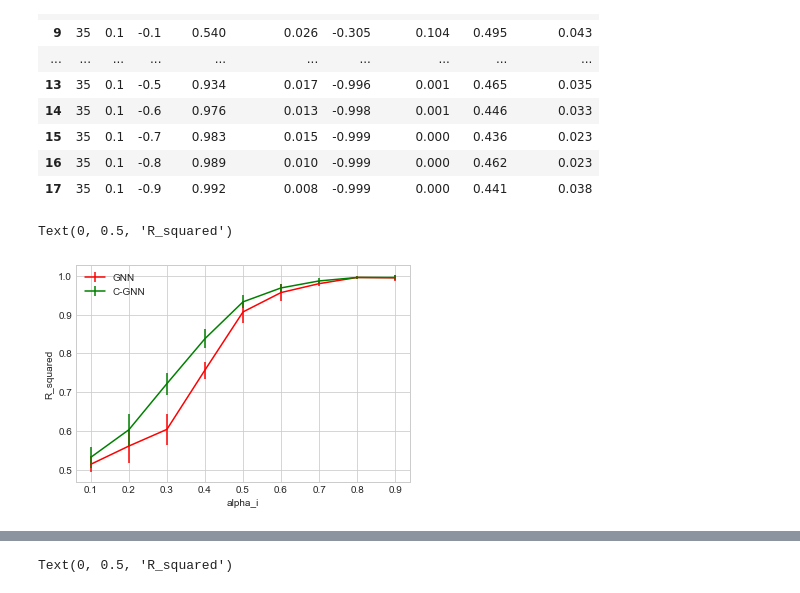
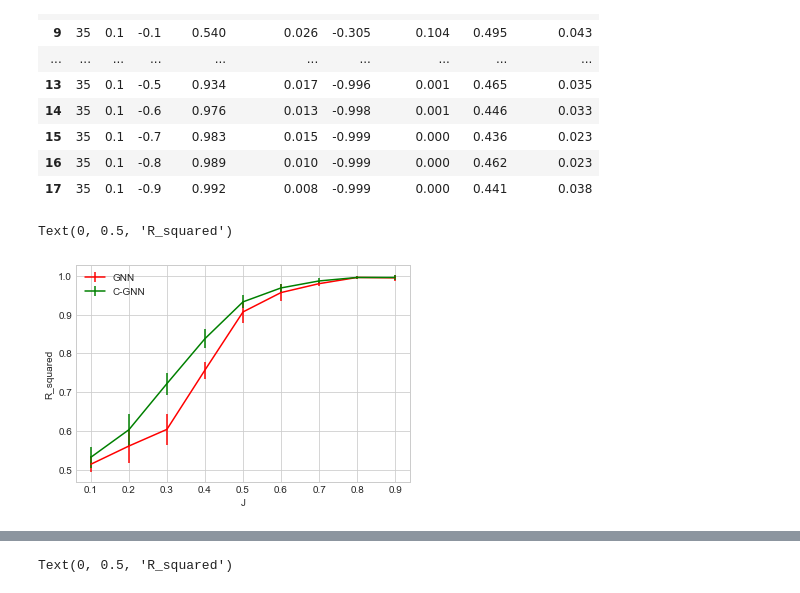
Before and after one commit to ChatterjeeAyan/gnn-residual-correlation-extension, a Jupyter notebook: Ising Model Homophily Test Logs/Ising Model Visualizations .ipynb, the cells around one changed output, grey strips where cells are left out. Drawn from its saved outputs; the diff is of its cells as text; code cells hidden in the pictures.

```diff
--- a/Ising Model Homophily Test Logs/Ising Model Visualizations .ipynb
+++ b/Ising Model Homophily Test Logs/Ising Model Visualizations .ipynb
@@ -36,9 +36,9 @@ pos_cgnn_std = ising_data['cgnn_rr_std'].tolist()[0:9]
 # %%
 plt.errorbar(pos_J, pos_gnn_mean, yerr=pos_gnn_std,color='r',label='GNN')
 plt.errorbar(pos_J, pos_cgnn_mean, yerr=pos_cgnn_std,color='g',label='C-GNN')
 plt.legend()
-plt.xlabel('alpha_i')
+plt.xlabel('J')
 plt.ylabel('R_squared')
 # %% [output]
 Text(0, 0.5, 'R_squared')
-[figure, old version]
+[figure, new version]
```
Also changed, not shown: parts of 3 cells of this notebook.
